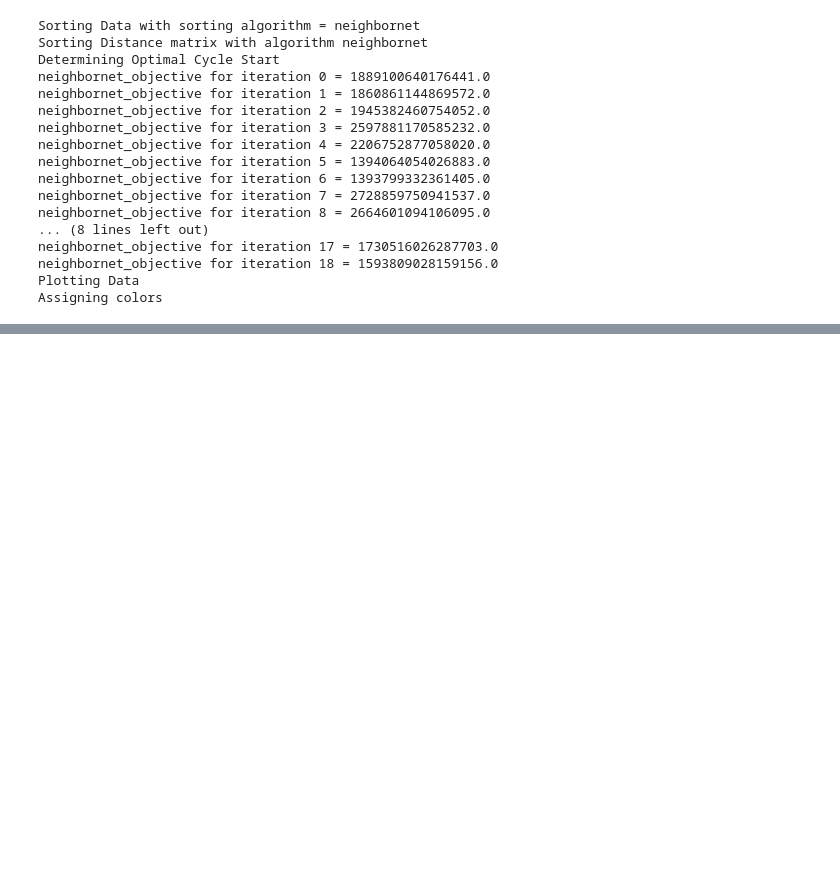
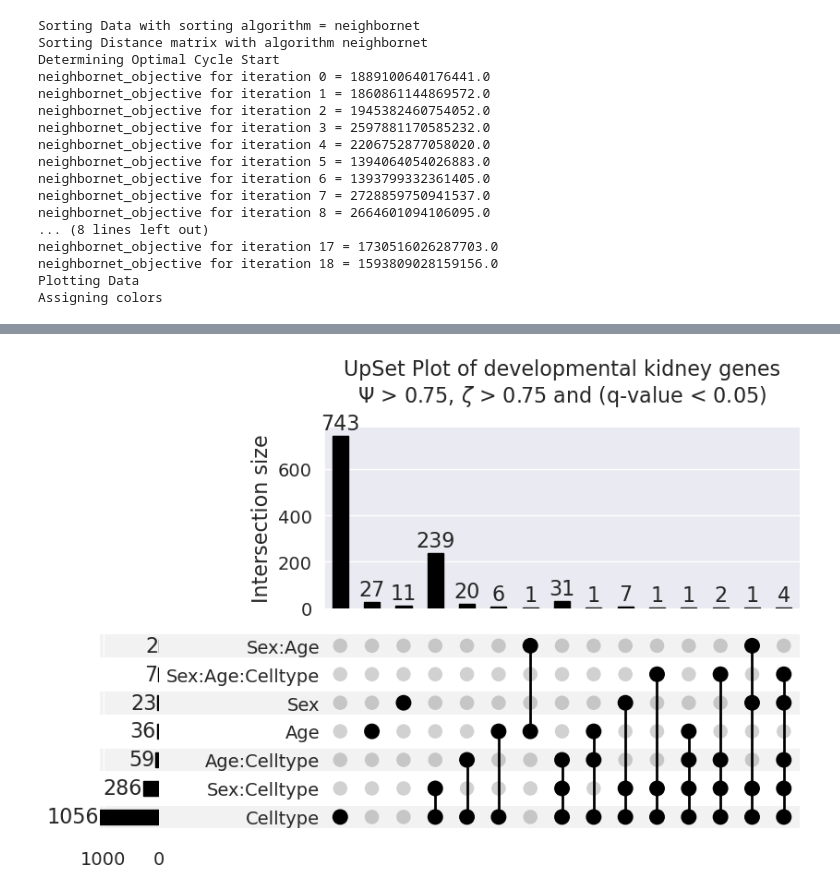
Before and after one commit to pachterlab/SBRGKLAYWMP_2025, a Jupyter notebook: supplemental_figs.ipynb, the cells around one changed output, grey strips where cells are left out. Drawn from its saved outputs; the diff is of its cells as text; code cells hidden in the pictures; blank space fills up the shorter version.

```diff
--- a/supplemental_figs.ipynb
+++ b/supplemental_figs.ipynb
@@ -66,0 +138,81 @@ Assigning colors
+# %%
+# Define variables
+partition_list = ['Sex', 'Celltype', 'Age',
+                  'Sex:Celltype', 'Sex:Age', 'Age:Celltype',
+                  'Sex:Age:Celltype']
+fdr_thresh = 0.05
+psi_zeta_thresh = 0.75
+
+# Read all DataFrames and label them by partition
+dfs = []
+for partition in partition_list:
+    pvals_path = os.path.join(supplement_file_path, f"Developmental_kidney/{partition}.csv")
+    df = pd.read_csv(pvals_path)
+    df['partition'] = partition
+    dfs.append(df)
+
+# Combine all data for global FDR correction
+combined_df = pd.concat(dfs, ignore_index=True)
+
+# Global FDR correction for both Psi and Zeta
+combined_df['Psi p-value'] = combined_df['Psi p-value'].astype(float)
+combined_df['Zeta p-value'] = combined_df['Zeta p-value'].astype(float)
+
+_, combined_df['Psi FDR'], _, _ = multipletests(combined_df['Psi p-value'], method='fdr_bh')
+_, combined_df['Zeta FDR'], _, _ = multipletests(combined_df['Zeta p-value'], method='fdr_bh')
+
+# Filter for genes significant in both Psi and Zeta, and with effect sizes > 0.5
+significant = combined_df[
+    (combined_df['Psi FDR'] <= fdr_thresh) &
+    (combined_df['Zeta FDR'] <= fdr_thresh) &
+    (combined_df['Psi'] > psi_zeta_thresh) &
+    (combined_df['Zeta'] > psi_zeta_thresh)
+]
+
+# Create sets of significant genes per partition, ensuring no duplicates
+partition_gene_sets = {
+    partition: set(
+        significant[significant['partition'] == partition]['gene_name'].drop_duplicates()
+    )
+    for partition in partition_list
+}
+
+
+all_genes = set(chain.from_iterable(partition_gene_sets.values()))
+memberships = []
+
+for gene in all_genes:
+    gene_membership = [
+        partition for partition, gene_set in partition_gene_sets.items() if gene in gene_set
+    ]
+    memberships.append(gene_membership)
+
+# Create UpSet data and plot
+# Set larger font sizes globally
+plt.rcParams.update({
+    'font.size': 16,          # base font size
+    'axes.titlesize': 16,     # title size
+    'axes.labelsize': 16,     # axis label size
+    'xtick.labelsize': 14,    # x-axis tick labels
+    'ytick.labelsize': 14,    # y-axis tick labels
+    'legend.fontsize': 14     # legend (if any)
+})
+
+upset_data = from_memberships(memberships)
+
+# Create the UpSet plot
+UpSet(
+    upset_data,
+    subset_size='count',
+    show_counts=True,
+    sort_by='degree',
+).plot()
+
+# Title and layout
+plt.title(
+    f'UpSet Plot of developmental kidney genes\n$\Psi$ > {psi_zeta_thresh}, $\zeta$ > {psi_zeta_thresh} and (q-value < {fdr_thresh})',
+    pad=20
+)
+plt.tight_layout()
+plt.show()
+# %% [output]
@@ -66,0 +236 @@ Assigning colors
+[figure, added]
```
Also changed, not shown: parts of 15 cells of this notebook, 10 other files.
